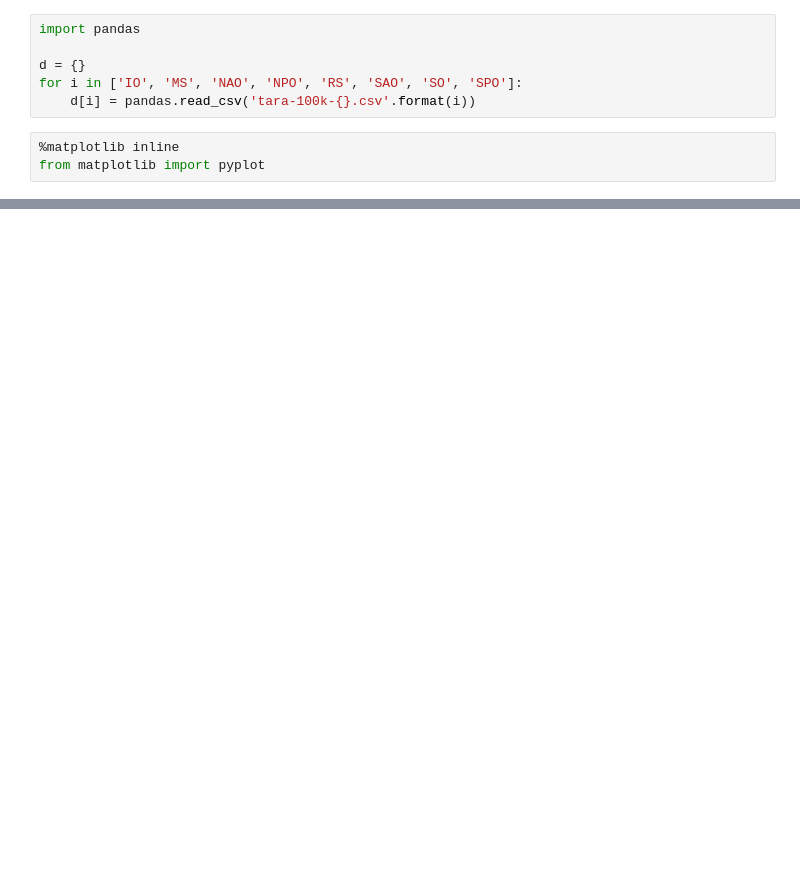
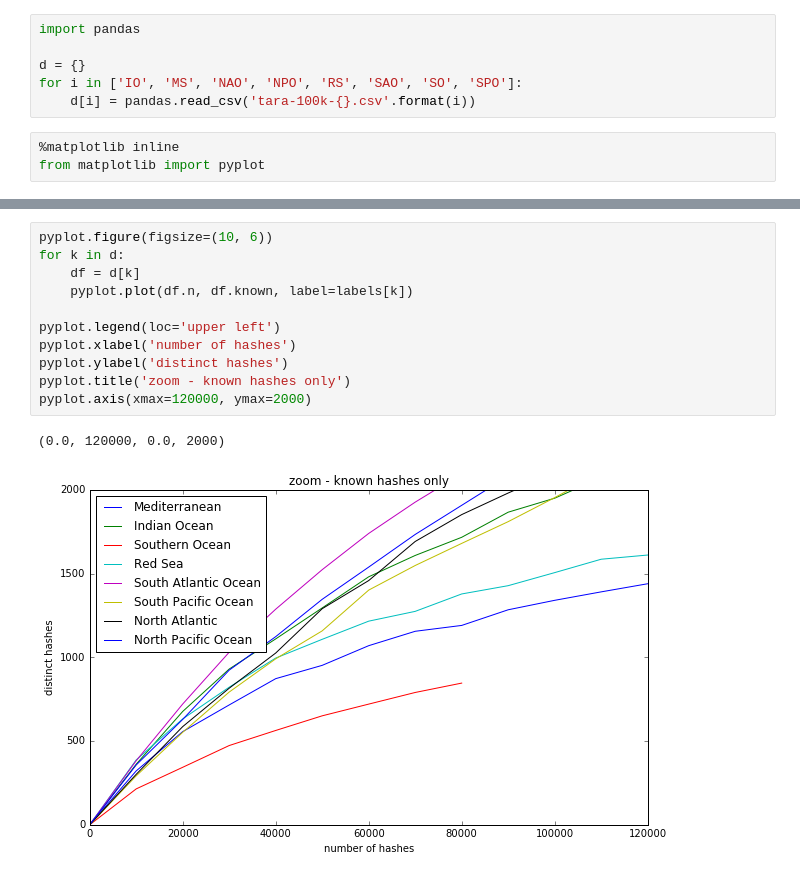
Before and after one commit to ctb/2017-sourmash-rarefy, a Jupyter notebook: tara-rarefy.ipynb, the cells around one changed output, grey strips where cells are left out. Cells and saved outputs as stored; diff of their text form; blank space fills up the shorter version.

```diff
--- a/tara-rarefy.ipynb
+++ b/tara-rarefy.ipynb
@@ -20,0 +73,14 @@ pyplot.savefig('tara-rarefy.pdf')
+# %%
+pyplot.figure(figsize=(10, 6))
+for k in d:
+    df = d[k]
+    pyplot.plot(df.n, df.known, label=labels[k])
+
+pyplot.legend(loc='upper left')
+pyplot.xlabel('number of hashes')
+pyplot.ylabel('distinct hashes')
+pyplot.title('zoom - known hashes only')
+pyplot.axis(xmax=120000, ymax=2000)
+# %% [output]
+(0.0, 120000, 0.0, 2000)
+[figure, added]
```
Also changed, not shown: parts of 6 cells of this notebook.
